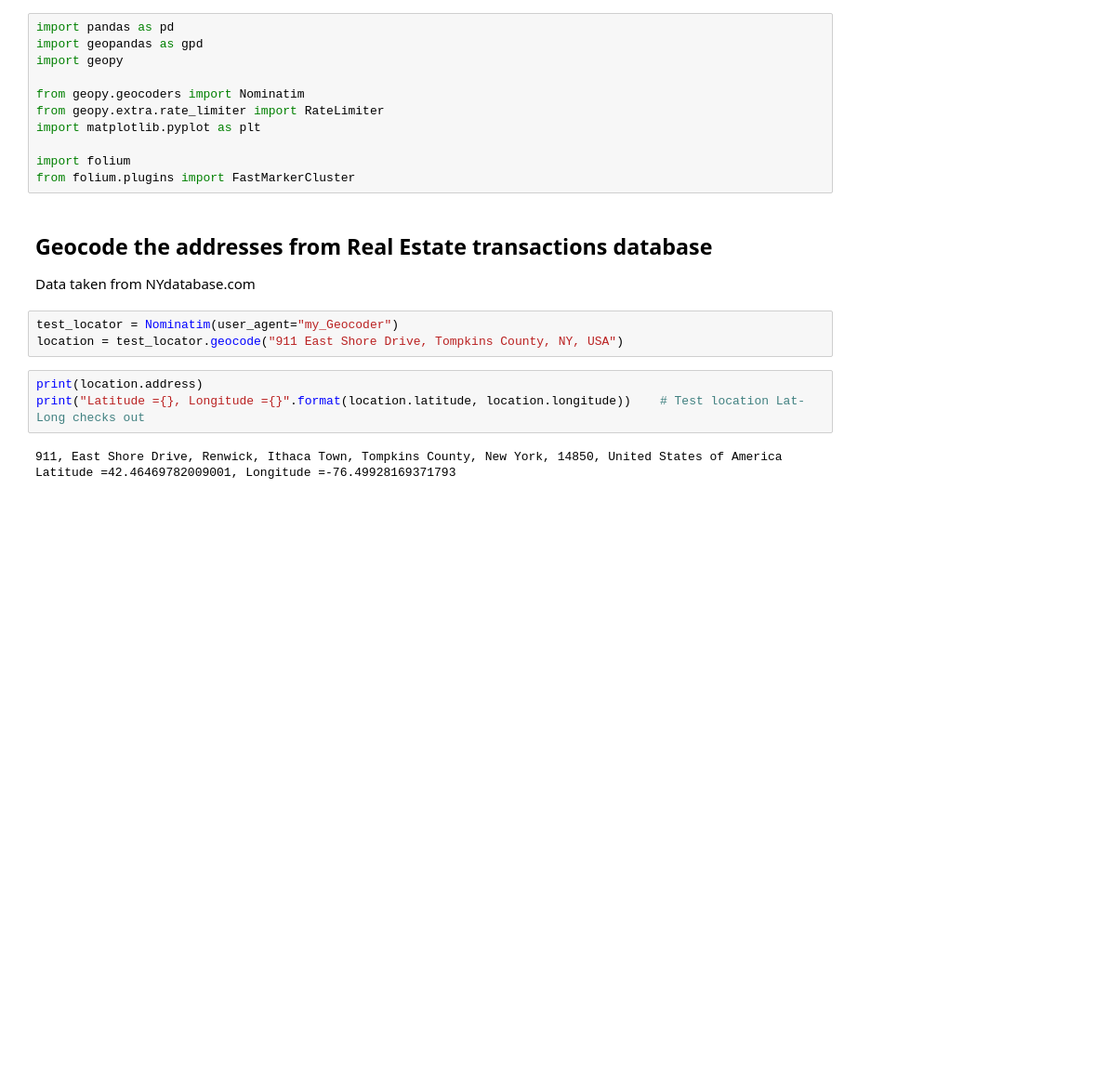
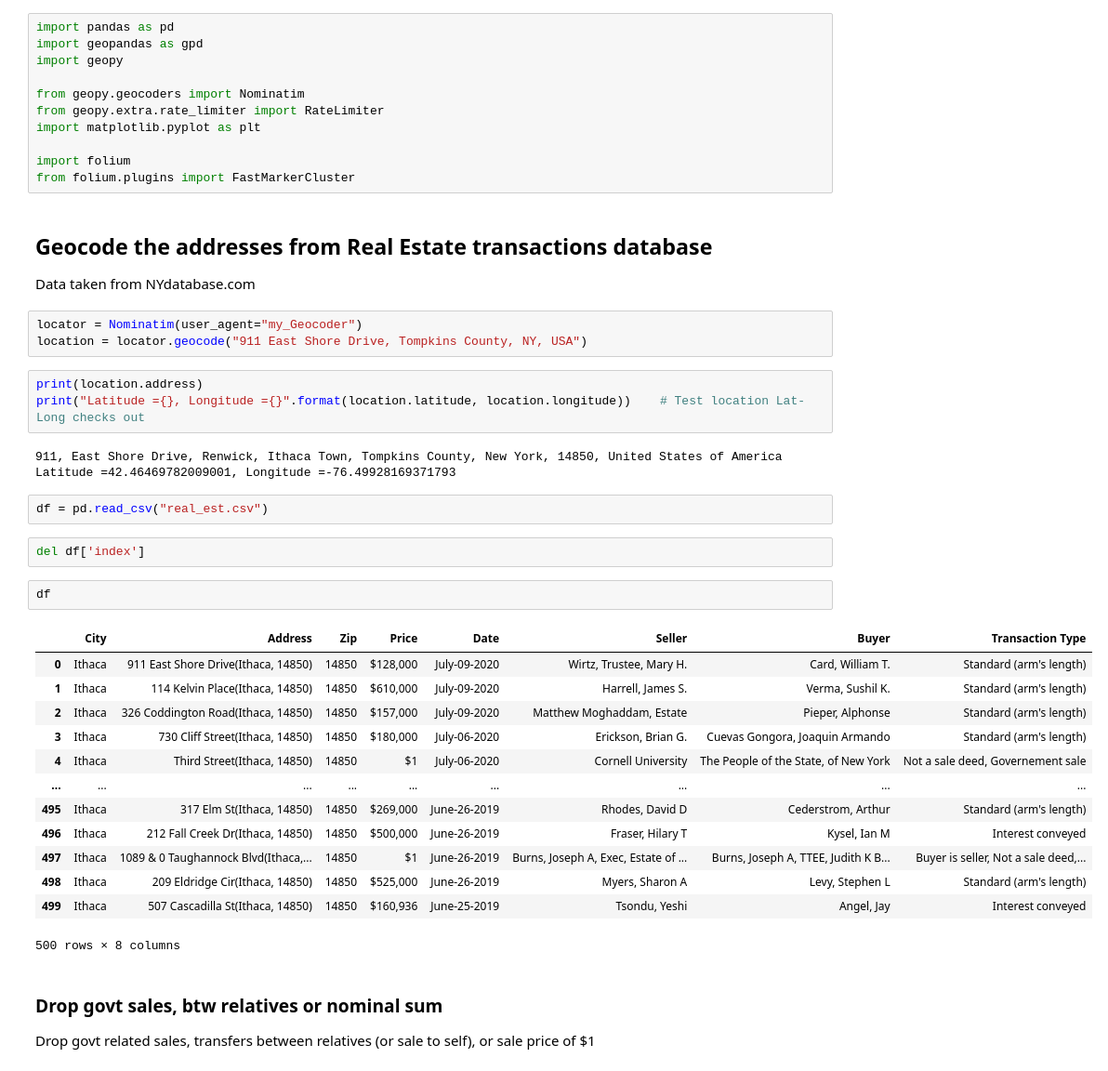
Before and after one commit to showandgo/geocoding, a Jupyter notebook: Geocoding.ipynb, the cells around one changed output. Shown at 93% size. Saved outputs shown, nothing was run; the diff lists cells and outputs as text; blank space fills up the shorter version.

```diff
--- a/Geocoding.ipynb
+++ b/Geocoding.ipynb
@@ -13,11 +13,34 @@ from folium.plugins import FastMarkerCluster
 ## Geocode the addresses from Real Estate transactions database
 Data taken from NYdatabase.com
 # %%
-test_locator = Nominatim(user_agent="my_Geocoder")
-location = test_locator.geocode("911 East Shore Drive, Tompkins County, NY, USA")
+locator = Nominatim(user_agent="my_Geocoder")
+location = locator.geocode("911 East Shore Drive, Tompkins County, NY, USA")
 # %%
 print(location.address)
 print("Latitude ={}, Longitude ={}".format(location.latitude, location.longitude))    # Test location Lat-Long checks out
 # %% [output]
 911, East Shore Drive, Renwick, Ithaca Town, Tompkins County, New York, 14850, United States of America
 Latitude =42.46469782009001, Longitude =-76.49928169371793
+# %%
+df = pd.read_csv("real_est.csv")
+# %%
+del df['index']
+# %%
+df
+# %% [output]
+|  | City | Address | Zip | Price | Date | Seller | Buyer | Transaction Type |
+| 0 | Ithaca | 911 East Shore Drive(Ithaca, 14850) | 14850 | $128,000 | July-09-2020 | Wirtz, Trustee, Mary H. | Card, William T. | Standard (arm's length) |
+| 1 | Ithaca | 114 Kelvin Place(Ithaca, 14850) | 14850 | $610,000 | July-09-2020 | Harrell, James S. | Verma, Sushil K. | Standard (arm's length) |
+| 2 | Ithaca | 326 Coddington Road(Ithaca, 14850) | 14850 | $157,000 | July-09-2020 | Matthew Moghaddam, Estate | Pieper, Alphonse | Standard (arm's length) |
+| 3 | Ithaca | 730 Cliff Street(Ithaca, 14850) | 14850 | $180,000 | July-06-2020 | Erickson, Brian G. | Cuevas Gongora, Joaquin Armando | Standard (arm's length) |
+| 4 | Ithaca | Third Street(Ithaca, 14850) | 14850 | $1 | July-06-2020 | Cornell University | The People of the State, of New York | Not a sale deed, Governement sale |
+| ... | ... | ... | ... | ... | ... | ... | ... | ... |
+| 495 | Ithaca | 317 Elm St(Ithaca, 14850) | 14850 | $269,000 | June-26-2019 | Rhodes, David D | Cederstrom, Arthur | Standard (arm's length) |
+| 496 | Ithaca | 212 Fall Creek Dr(Ithaca, 14850) | 14850 | $500,000 | June-26-2019 | Fraser, Hilary T | Kysel, Ian M | Interest conveyed |
+| 497 | Ithaca | 1089 & 0 Taughannock Blvd(Ithaca,... | 14850 | $1 | June-26-2019 | Burns, Joseph A, Exec, Estate of ... | Burns, Joseph A, TTEE, Judith K B... | Buyer is seller, Not a sale deed,... |
+| 498 | Ithaca | 209 Eldridge Cir(Ithaca, 14850) | 14850 | $525,000 | June-26-2019 | Myers, Sharon A | Levy, Stephen L | Standard (arm's length) |
+| 499 | Ithaca | 507 Cascadilla St(Ithaca, 14850) | 14850 | $160,936 | June-25-2019 | Tsondu, Yeshi | Angel, Jay | Interest conveyed |
+500 rows × 8 columns
+# %% [markdown]
+### Drop govt sales, btw relatives or nominal sum
+Drop govt related sales, transfers between relatives (or sale to self), or sale price of $1
```
Also changed, not shown: parts of 23 cells of this notebook, 1 other file.
